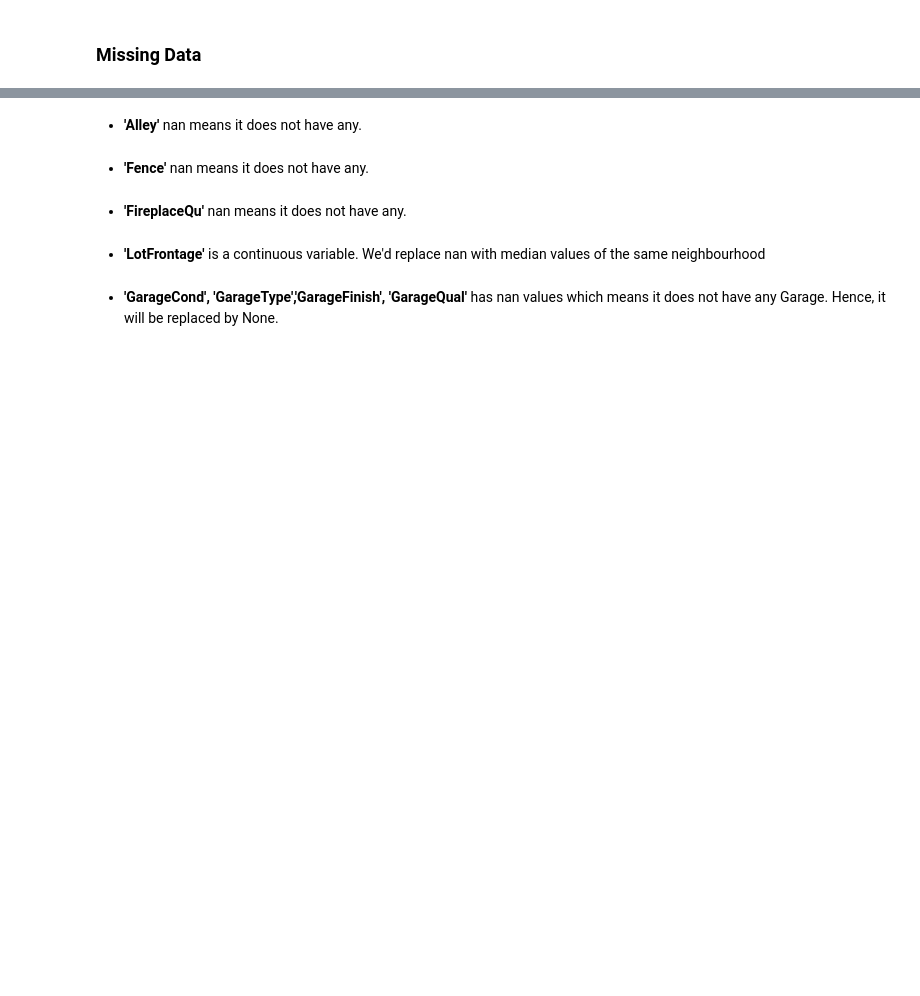
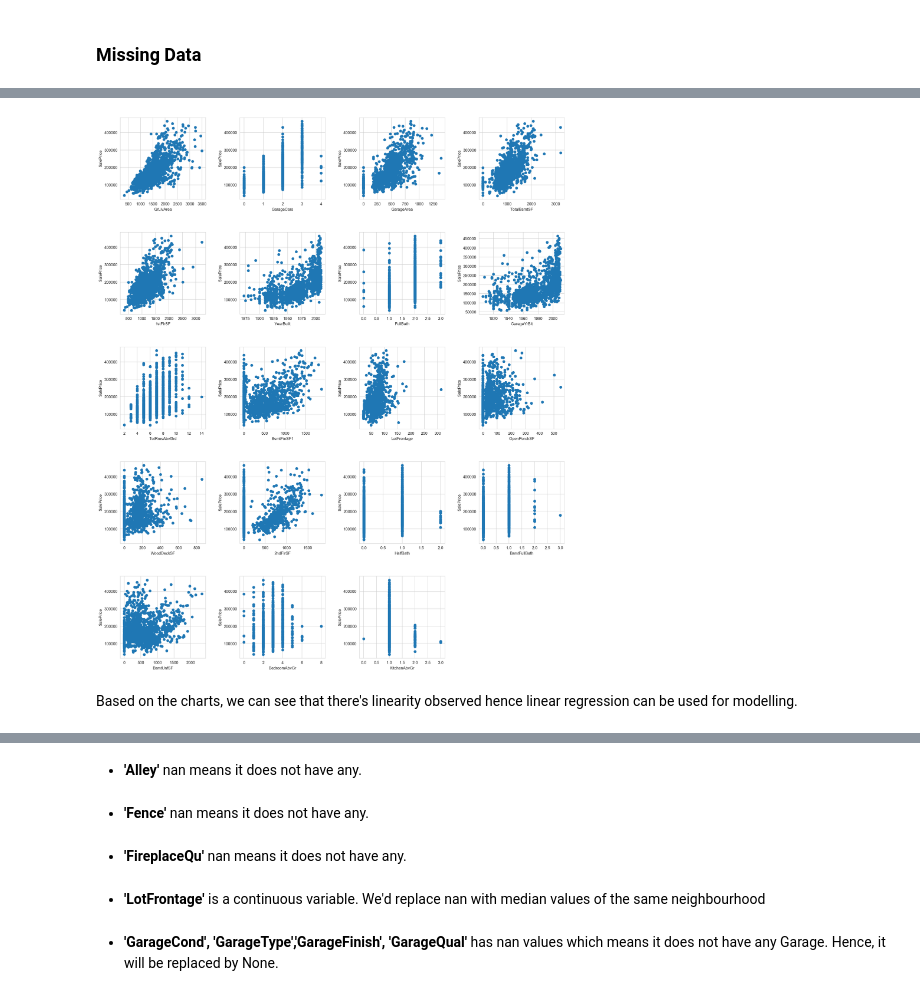
Before and after one commit to andrewng88/past_projects_2019, a Jupyter notebook: Project 3/project-03-starter.ipynb, the cells around one changed output, grey strips where cells are left out. Saved outputs shown, nothing was run; the diff lists cells and outputs as text; code cells hidden in the pictures; blank space fills up the shorter version.

```diff
--- a/Project 3/project-03-starter.ipynb
+++ b/Project 3/project-03-starter.ipynb
@@ -274,0 +250,6 @@ total
+# %%
+#drop Id
+#drop Electrical as it's a very basic requirement/necessity and it should be removed
+#drop PoolQC as most of the values are unavailable
+#both Electrical and PooQC does not provide enough variant to have an impact to the target variable
+house.drop(columns=['Electrical','Id','PoolQC'],axis=1,inplace=True)
@@ -274,0 +282,10 @@ total
+# %%
+# Change the following to categorical variable 'MSSubClass','MoSold' because eventhough they are continuous
+# they behave more like categorical. Also, a higher numerical value of
+# 'MSSubClass'/'MoSold' number doesn't translate to a bigger/better value.
+
+for column in ['MSSubClass','MoSold']:
+    house[column]=house[column].astype(str)
+
+#re-run
+cat=house.dtypes[house.dtypes=='object'].index #columns that are categorical
@@ -274,0 +294,19 @@ total
+# %%
+# assign predictor variable to fixed and renovatable
+
+fixed = ['MSZoning', 'Street', 'Alley', 'LotShape', 'LandContour','LotConfig', 'LandSlope','TotalBsmtSF',
+        'Neighborhood', 'Condition1', 'Condition2','BldgType', 'HouseStyle','Foundation','HalfBath',
+        'Functional', 'KitchenAbvGr','EnclosedPorch','PoolArea','GarageType','ScreenPorch','MiscFeature',
+        'MSSubClass','GrLivArea','GarageCars','OpenPorchSF','WoodDeckSF','2ndFlrSF','BsmtFullBath','BsmtUnfSF','BedroomAbvGr',
+         '3SsnPorch','BsmtFinSF2','MiscVal','BsmtHalfBath','YearBuilt','GarageArea','FullBath','SalePrice',
+         'YrSold','1stFlrSF','GarageYrBlt','TotRmsAbvGrd','BsmtFinSF1','LotFrontage']
+
+reno_all= ['OverallQual','YearRemodAdd','RoofStyle','RoofMatl','Exterior1st','Exterior2nd','MasVnrType','ExterQual',
+           'ExterCond','BsmtCond','BsmtExposure','BsmtFinType1','BsmtFinType2','Heating','HeatingQC','CentralAir','BsmtQual',
+           'KitchenQual','FireplaceQu','GarageFinish','GarageQual','GarageCond','PavedDrive','Fence','OverallCond',
+           'YrSold','SalePrice','Fireplaces','MasVnrArea','LowQualFinSF']
+
+sales = ['SaleType','SaleCondition']
+# %%
+#to check co-relation for fixed features
+house_corr=house[fixed]
@@ -274,0 +365,14 @@ total
+# %%
+# Plot the first 19 parameters based on Pearson
+columns = abs(house_corr.corr(method='pearson')['SalePrice']).sort_values(ascending=False)[1:20].index.values
+fig = plt.figure(figsize=(20,25))
+fig.subplots_adjust(hspace=0.4, wspace=0.4)
+for i in range(1, 20):
+    ax = fig.add_subplot(5, 4, i)
+    ax.scatter(x=columns[i-1], y='SalePrice', data=house)
+    ax.set_xlabel(columns[i-1])
+    ax.set_ylabel('SalePrice')
+# %% [output]
+[figure, added]
+# %% [markdown]
+Based on the charts, we can see that there's linearity observed hence linear regression can be used for modelling.
```
Also changed, not shown: parts of 119 cells of this notebook.
